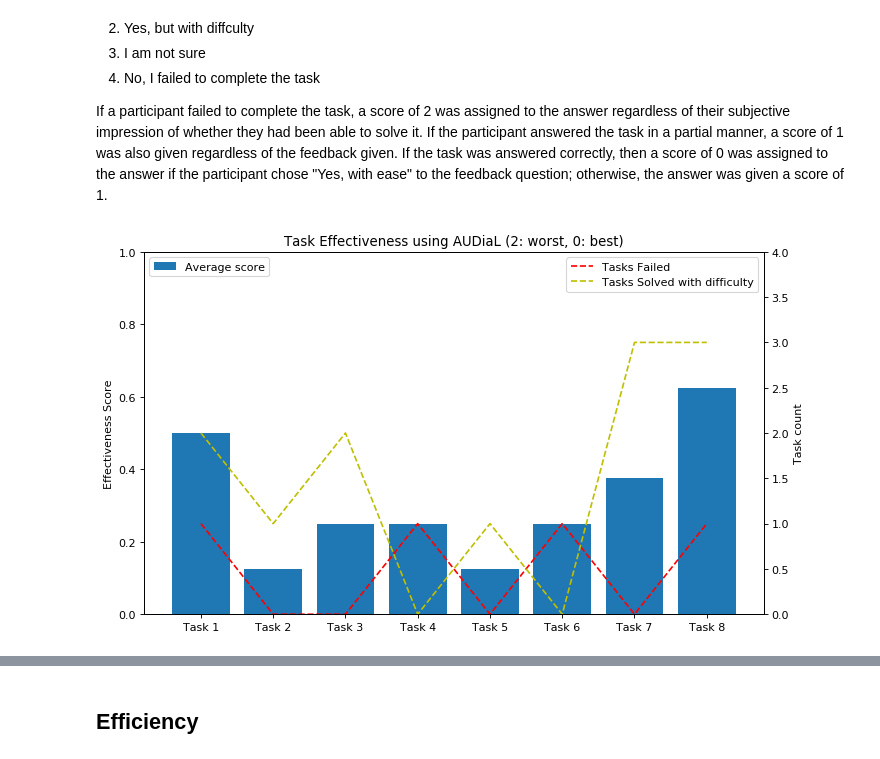
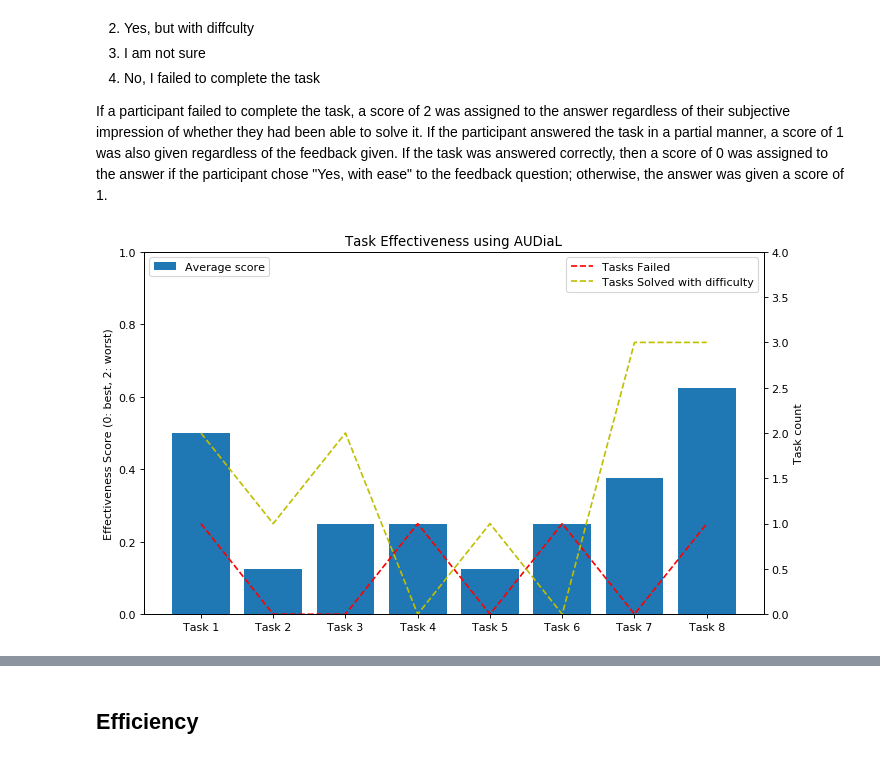
Before and after one commit to tomurillo/AUDiaL, a Jupyter notebook: docs/evaluation/evaluation_report.ipynb, the cells around one changed output, grey strips where cells are left out. Saved outputs shown, nothing was run; the diff lists cells and outputs as text; code cells hidden in the pictures.

```diff
--- a/docs/evaluation/evaluation_report.ipynb
+++ b/docs/evaluation/evaluation_report.ipynb
@@ -10,12 +10,16 @@ import numpy as np
 import matplotlib.pyplot as plt
 plt.rcParams['figure.figsize'] = [10, 6]
 
-def analyze_data(measure, combine_first=False):
+def analyze_data(measure, start=1, combine_first=False):
     """
-    Read the indicated columns from demo_data and return statistics about it
+    Read the indicated columns from demo_data and return statistics about them
+    @param measure: string; name of dataset header to consider, without trailing index
+    @param start: int; header index to start from (default: 1)
+    @param combine_first: bool; whether the first two headers need to be combined into a single column (default: False)
+    @return means, stds, maxs, mins, x_combine, m_combine: arrays with statistics of the given measures
     """
     means, stds, maxs, mins, x_combine, m_combine = [], [], [], [], [], []
-    i = 0
+    i = start - 1
     while True:
         try:
             i += 1
@@ -82,38 +86,38 @@ Success or failure of tasks was determined by the experimenter, whereas the subj
 If a participant failed to complete the task, a score of 2 was assigned to the answer regardless of their subjective impression of whether they had been able to solve it. If the participant answered the task in a partial manner, a score of 1 was also given regardless of the feedback given. If the task was answered correctly, then a score of 0 was assigned to the answer if the participant chose "Yes, with ease"  to the feedback question; otherwise, the answer was given a score of 1.
 # %%
 # Collect statistics
-means, stds, maxs, mins, x_comb, eff_comb = analyze_data('Dialogue__Efficiency')
+eff_means, eff_stds, eff_maxs, eff_mins, eff_x_comb, eff_comb = analyze_data('Dialogue__Efficiency')
 # Count failed tasks
-failed_counts = np.zeros((len(means),), dtype=int)
+failed_counts = np.zeros((len(eff_means),), dtype=int)
 failed_idx = np.where(np.array(eff_comb) == 2)
-failed, f_count = np.unique(np.array(x_comb)[failed_idx], return_counts=True)
+failed, f_count = np.unique(np.array(eff_x_comb)[failed_idx], return_counts=True)
 failed_counts[failed] = f_count
 # Count tasks solved with difficulty
-solved_diff_counts = np.zeros((len(means),), dtype=int)
+solved_diff_counts = np.zeros((len(eff_means),), dtype=int)
 solved_diff_idx = np.where(np.array(eff_comb) == 1)
-solved_diff, sd_count= np.unique(np.array(x_comb)[solved_diff_idx], return_counts=True)
+solved_diff, sd_count= np.unique(np.array(eff_x_comb)[solved_diff_idx], return_counts=True)
 solved_diff_counts[solved_diff] = sd_count
 
 # Horizontal axis values (zero-indexed)
-x = np.arange(len(means))
+x = np.arange(len(eff_means))
 
 # Plot means
 fig, ax1 = plt.subplots(figsize=(10, 6), dpi=80, facecolor='w', edgecolor='k')
 ax1.set_ylim([0,1])
-ax1.bar(x, means, label='Average score')
-ax1.set_ylabel('Effectiveness Score')
+ax1.bar(x, eff_means, label='Average score')
+ax1.set_ylabel('Effectiveness Score (0: best, 2: worst)')
 ax1.legend(loc='upper left')
 # Plot unsuccessful tasks
 ax2 = ax1.twinx()
 ax2.set_ylim([0,4])
 ax2.set_ylabel('Task count')
 plt.plot(x, failed_counts, linestyle='--', color='r',label='Tasks Failed')
 plt.plot(x, solved_diff_counts, linestyle='--', color='y',label='Tasks Solved with difficulty')
 ax2.legend(loc='upper right')
 # Rest of plot
-xticks = ['Task {}'.format(i) for i in range(1, len(means)+1)]
+xticks = ['Task {}'.format(i) for i in range(1, len(eff_means)+1)]
 plt.xticks(x, xticks)
-plt.title('Task Effectiveness using AUDiaL (2: worst, 0: best)')
+plt.title('Task Effectiveness using AUDiaL')
 plt.show()
 # %% [output]
-[figure, old version]
+[figure, new version]
```
Also changed, not shown: parts of 3 cells of this notebook, 1 other file.
